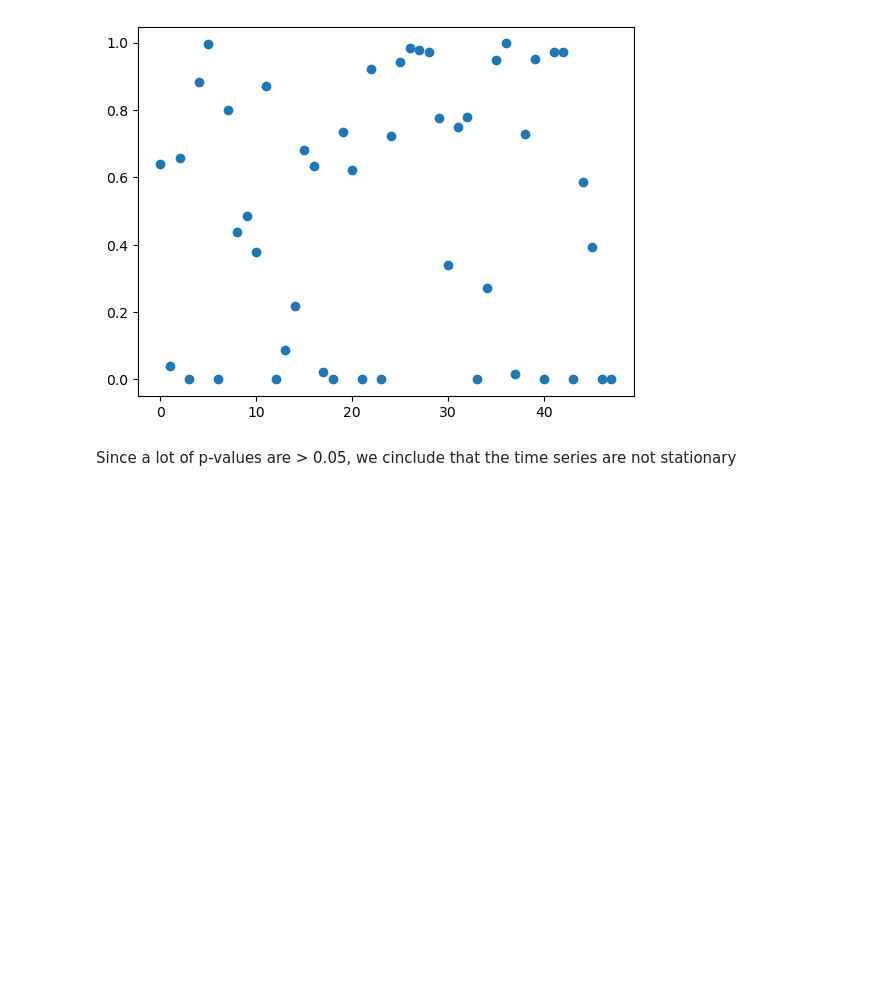
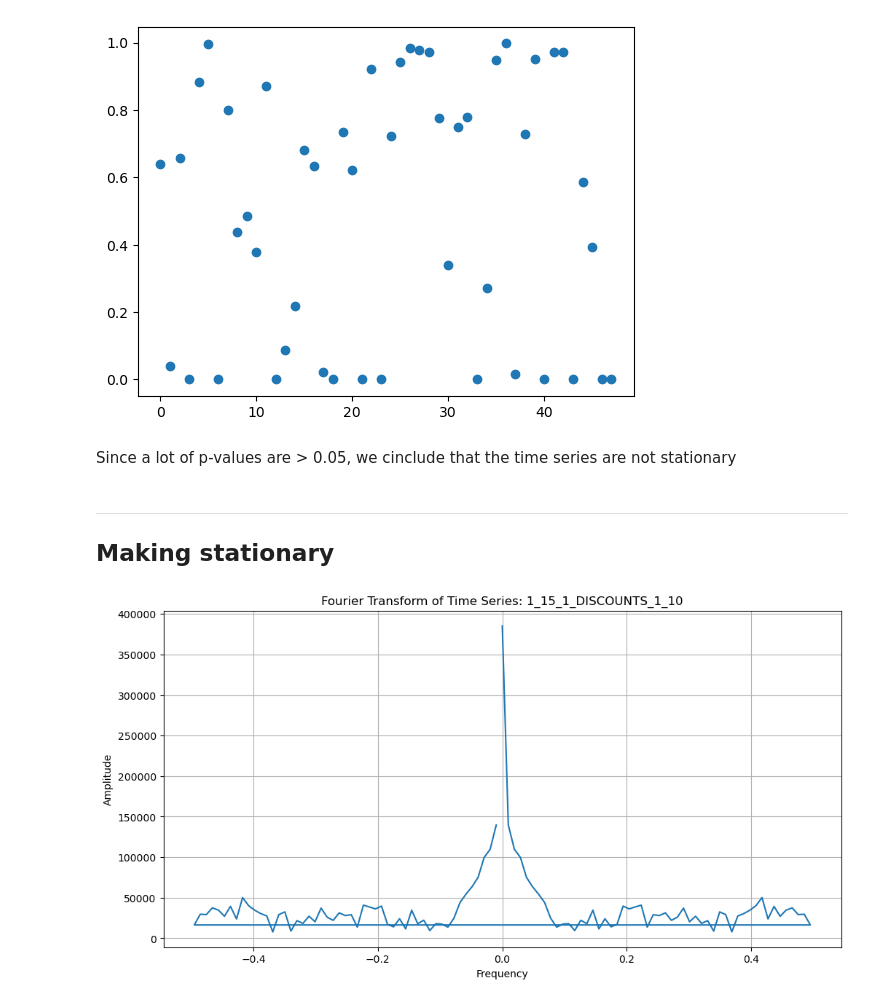
Before and after one commit to gianluca-24/training-camp-KPMG, a Jupyter notebook: leruotebucate.ipynb, the cells around one changed output. Cells and saved outputs as stored; diff of their text form; code cells hidden in the pictures; blank space fills up the shorter version.

```diff
--- a/leruotebucate.ipynb
+++ b/leruotebucate.ipynb
@@ -156,3 +182,31 @@ plt.scatter(range(len(idxs)), p_values)
 [figure]
 # %% [markdown]
 Since a lot of p-values are > 0.05, we cinclude that the time series are not stationary
+# %% [markdown]
+---
+## Making stationary
+# %%
+#Fourier transform:
+
+
+from scipy.fftpack import fft
+# Select one time series
+ts1 = df_train.loc['1_15_1_DISCOUNTS_1_10']
+
+# Perform Fourier Transform
+volume_kg = ts1['volume_kg'].values
+fft_result = fft(volume_kg)
+
+# Calculate frequencies
+n = len(volume_kg)
+freq = np.fft.fftfreq(n)
+
+# Plot the Fourier Transform results
+plt.figure(figsize=(12, 6))
+plt.plot(freq, np.abs(fft_result))
+plt.title('Fourier Transform of Time Series: 1_15_1_DISCOUNTS_1_10')
+plt.xlabel('Frequency')
+plt.ylabel('Amplitude')
+plt.grid(True);
+# %% [output]
+[figure, added]
```
Also changed, not shown: parts of 8 cells of this notebook.
